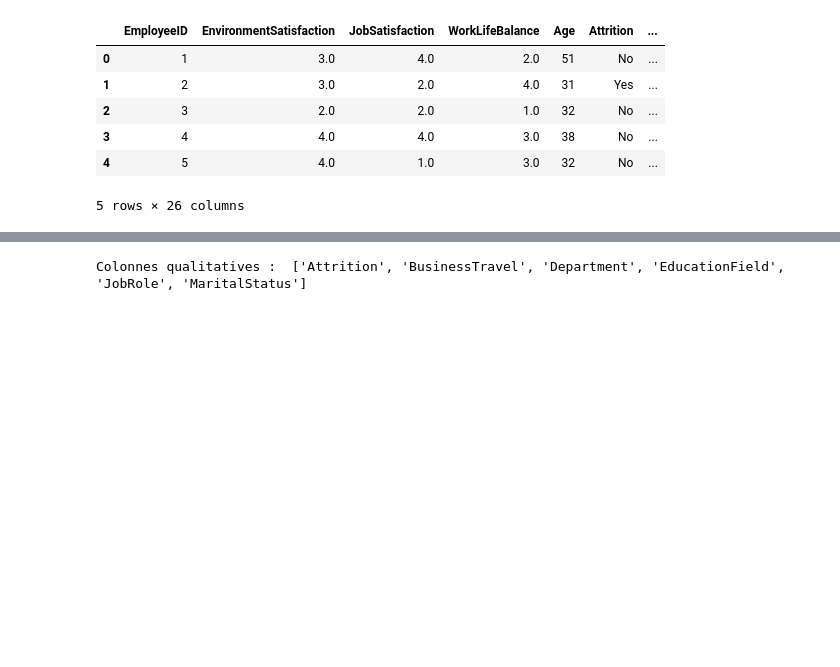
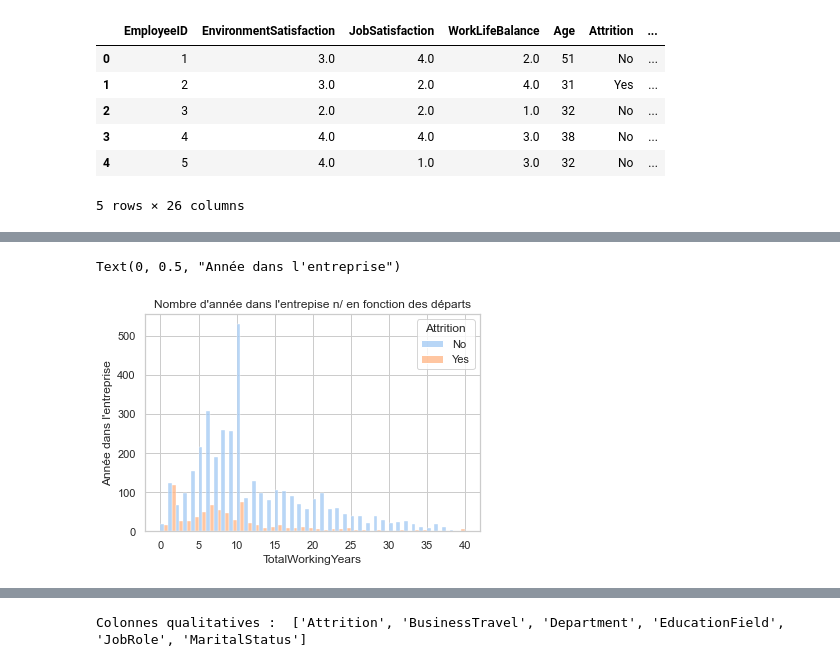
Before and after one commit to itsyanis/Machine-Learning-Project, a Jupyter notebook: Livrable_Projet IA.ipynb, the cells around one changed output, grey strips where cells are left out. Saved outputs shown, nothing was run; the diff lists cells and outputs as text; code cells hidden in the pictures; blank space fills up the shorter version.

```diff
--- a/Livrable_Projet IA.ipynb
+++ b/Livrable_Projet IA.ipynb
@@ -230,0 +254,10 @@ data_merged.head()
+# %%
+import seaborn as sns
+
+sns.histplot(data=data_merged, x="TotalWorkingYears", hue="Attrition", multiple="dodge", binwidth=1)
+plt.title("Nombre d'année dans l'entrepise n/ en fonction des départs")
+plt.ylabel('Nombre de personnes')
+plt.ylabel("Année dans l'entreprise")
+# %% [output]
+Text(0, 0.5, "Année dans l'entreprise")
+[figure, added]
```
Also changed, not shown: parts of 12 cells of this notebook.
